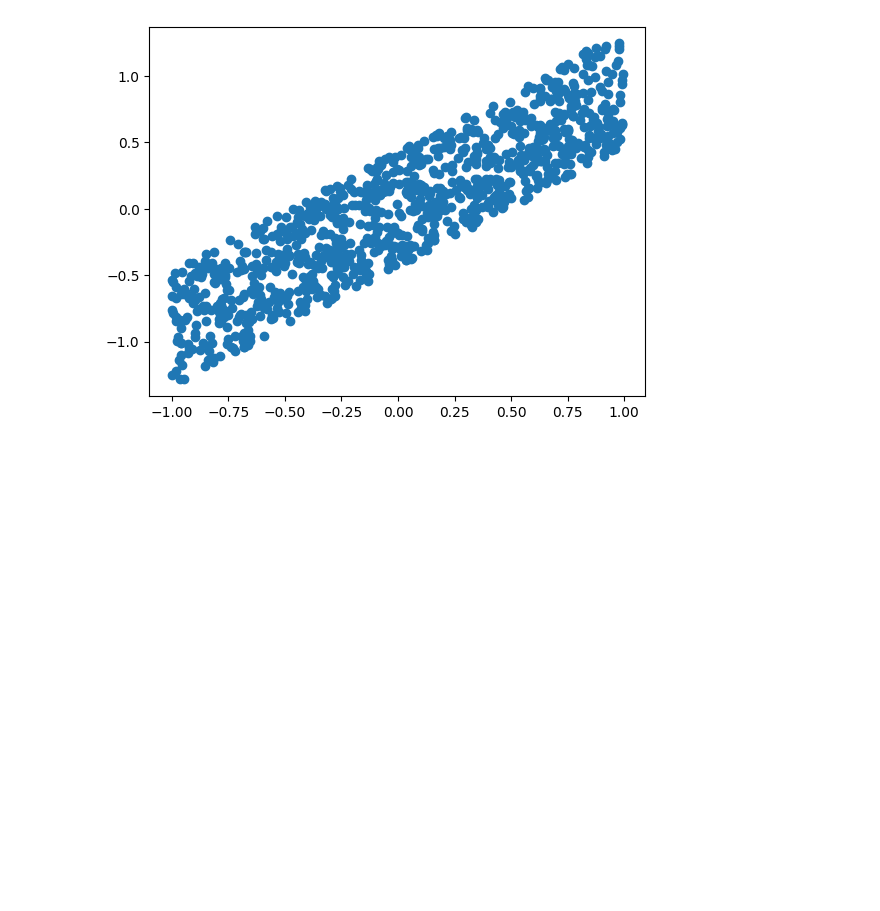
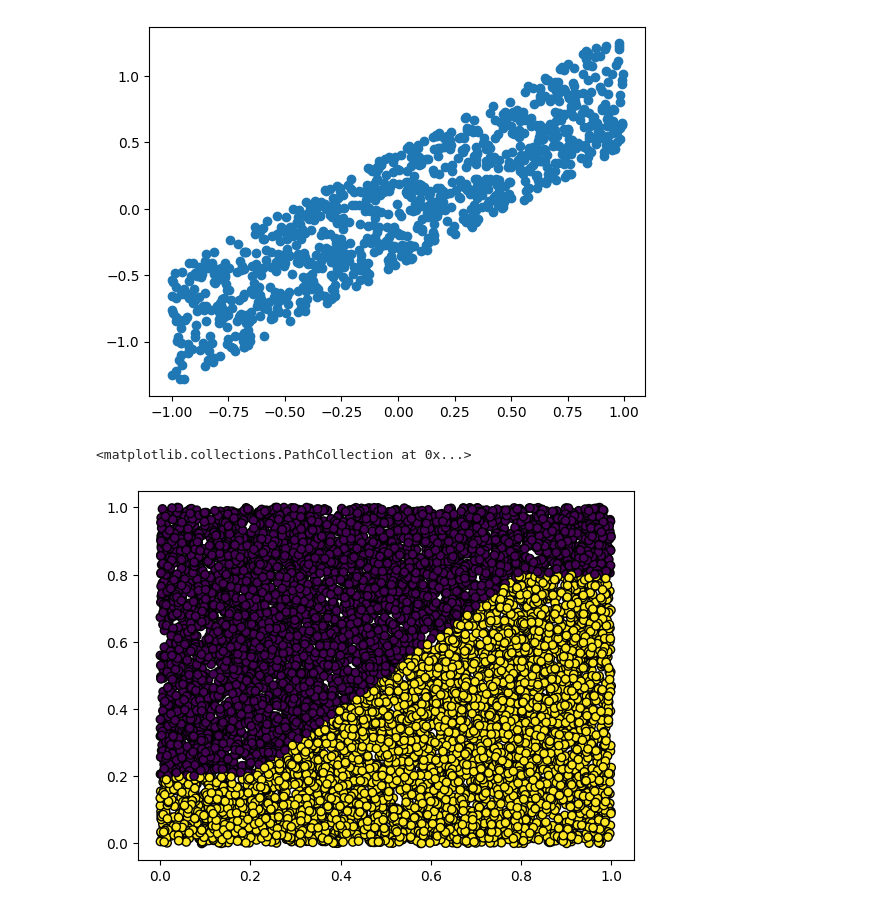
Before and after one commit to TilenG2/uncertain-world-gen, a Jupyter notebook: scripting/test.ipynb, the cells around one changed output. Saved outputs shown, nothing was run; the diff lists cells and outputs as text; code cells hidden in the pictures; blank space fills up the shorter version.

```diff
--- a/scripting/test.ipynb
+++ b/scripting/test.ipynb
@@ -339,0 +345,24 @@ plt.scatter(x2, y1)
+# %%
+def f(x):
+    if x < 0.2:
+        return 0.2
+    if x > 0.8:
+        return 0.8
+    return x
+# %%
+import matplotlib.pyplot as plt
+a = []
+for _ in range(10**4):
+    x, y = np.random.uniform(0, 1), np.random.uniform(0, 1)
+    cls = 0
+    if f(x) > y:
+        cls = 1
+    a.append([cls, x, y])
+a = np.array(a)
+x = a[:, 1]
+y = a[:, 2]
+cls = a[:, 0]
+plt.scatter(x, y, c=cls, cmap='viridis', edgecolor='k')
+# %% [output]
+<matplotlib.collections.PathCollection at 0x...>
+[figure, added]
```
Also changed, not shown: parts of 3 cells of this notebook, 3 other files.
